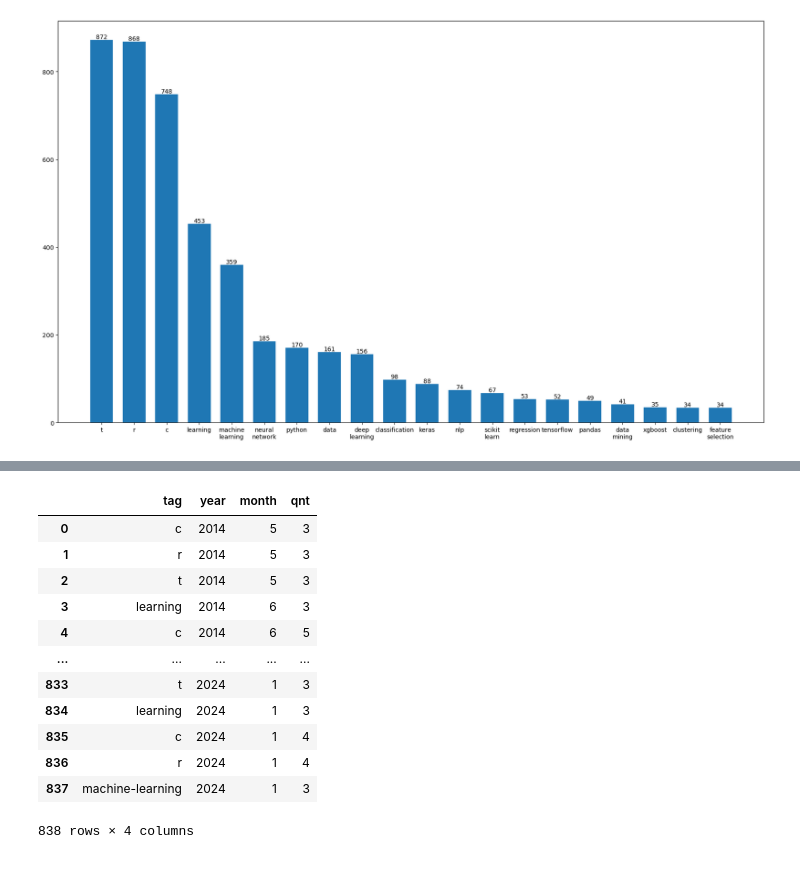
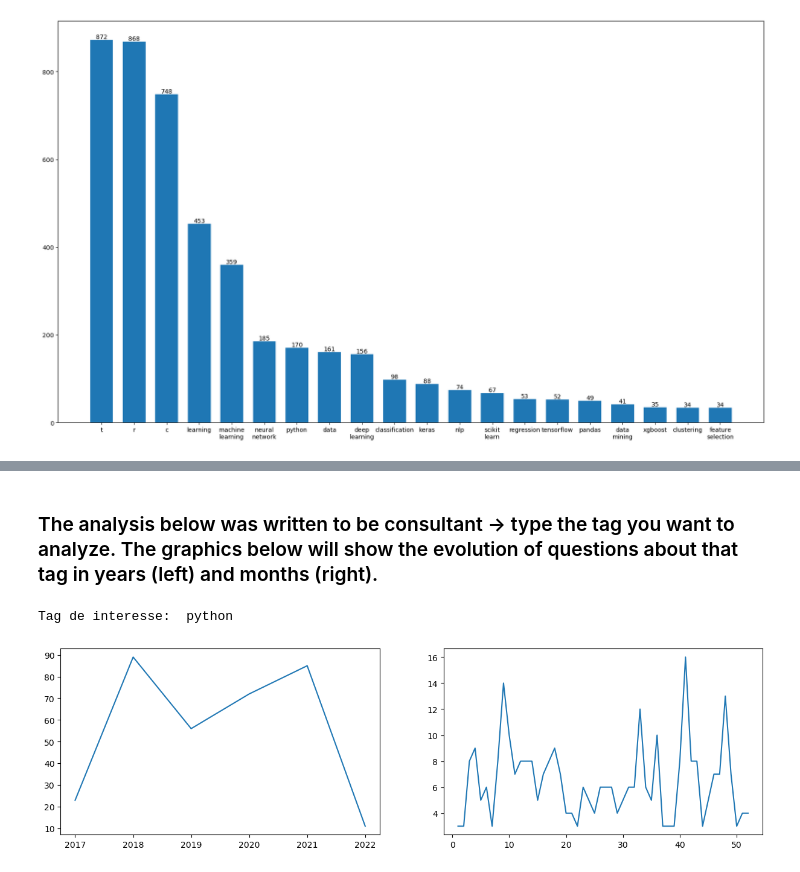
Before and after one commit to LMassooni/Stack-Exchange-database, a Jupyter notebook: analise.ipynb, the cells around one changed output, grey strips where cells are left out. Drawn from its saved outputs; the diff is of its cells as text; code cells hidden in the pictures.

```diff
--- a/analise.ipynb
+++ b/analise.ipynb
@@ -56,18 +103,19 @@ plt.plot()
+# %% [markdown]
+### The analysis below was written to be consultant -> type the tag you want to analyze. The graphics below will show the evolution of questions about that tag in years (left) and months (right).
 # %%
-df = pd.read_csv('csv_analises/timextags.csv', names = ['tag','year','month','qnt'])
+df_txt = pd.read_csv('csv_analises/timextags.csv', names = ['tag','year','month','qnt'])
-# %%
-df
-# %% [output]
-|  | tag | year | month | qnt |
-| 0 | c | 2014 | 5 | 3 |
-| 1 | r | 2014 | 5 | 3 |
-| 2 | t | 2014 | 5 | 3 |
-| 3 | learning | 2014 | 6 | 3 |
-| 4 | c | 2014 | 6 | 5 |
-| ... | ... | ... | ... | ... |
-| 833 | t | 2024 | 1 | 3 |
-| 834 | learning | 2024 | 1 | 3 |
-| 835 | c | 2024 | 1 | 4 |
-| 836 | r | 2024 | 1 | 4 |
-| 837 | machine-learning | 2024 | 1 | 3 |
-838 rows × 4 columns
+# %%
+consulta = input("Tag de interesse: ")
+df_cons = df_txt[df_txt['tag'] == consulta]
+if df_cons.empty:
+    print("Tag não encontrada, escolha uma das tags abaixo:")
+    print(df_txt['tag'].unique())
+else:
+    df_cons_y = df_cons.groupby('year')['qnt'].sum()
+    fig, ax = plt.subplots(1,2, figsize=(15,4))
+    meses = np.linspace(1, len(df_cons['month']), len(df_cons['month']))
+    ax[0].plot(df_cons_y)
+    ax[1].plot(meses, df_cons['qnt'])
+# %% [output]
+Tag de interesse:  python
+[figure, added]
```
Also changed, not shown: parts of 17 cells of this notebook, 5 other files.
